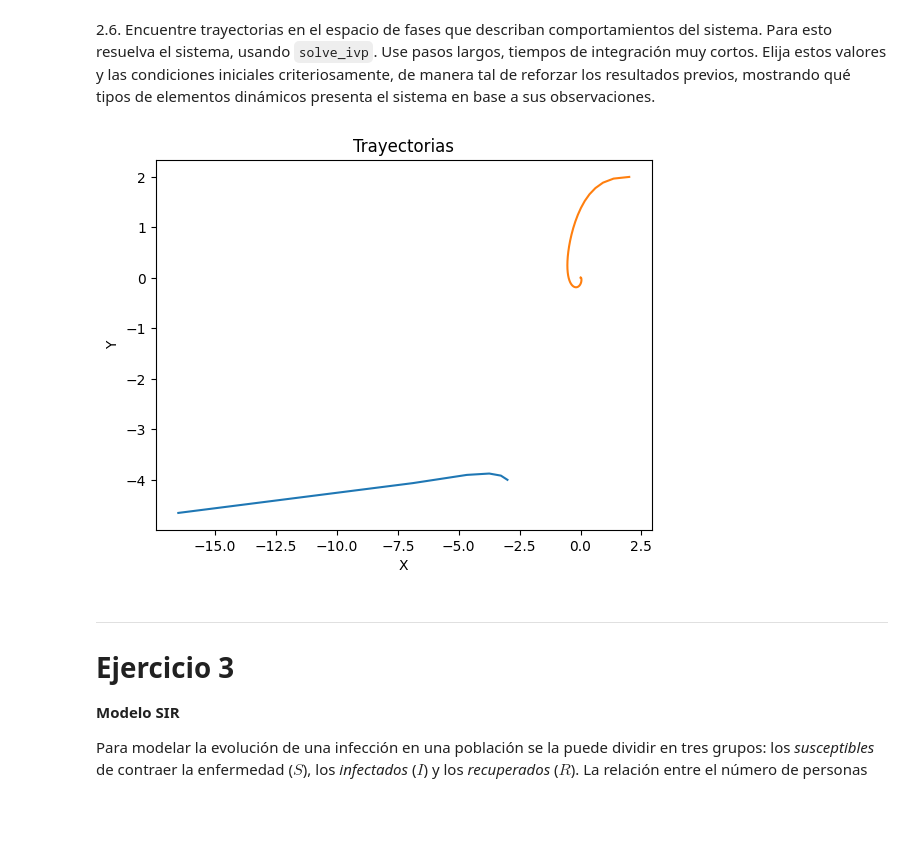
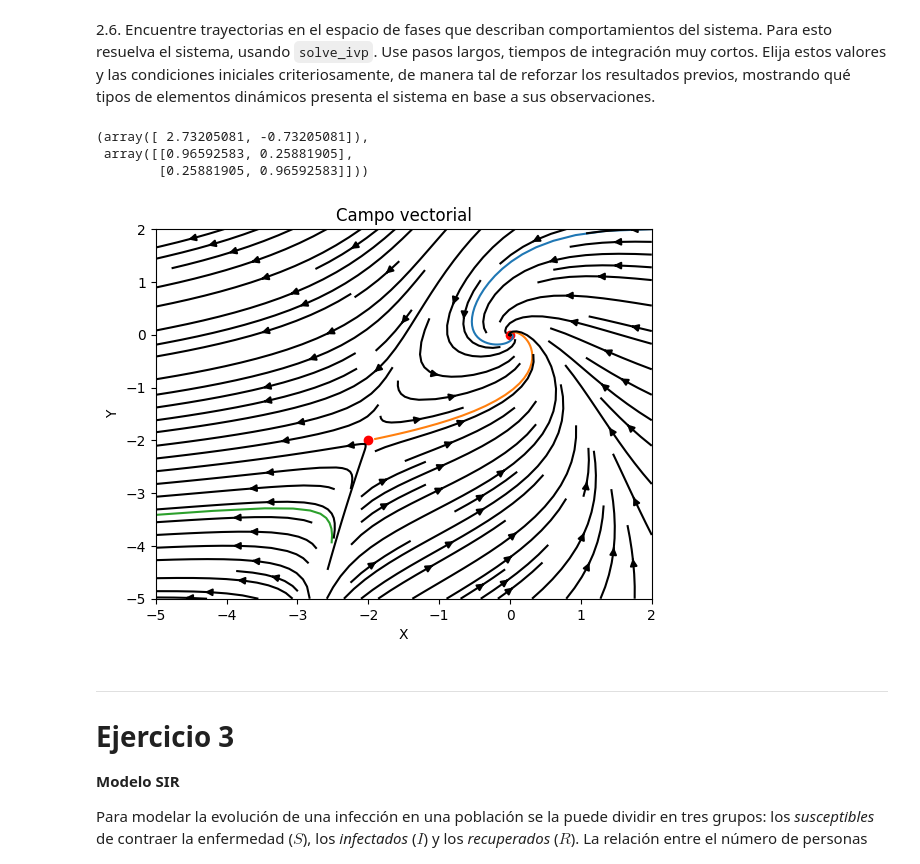
Before and after one commit to HBocaccio/NumLabIMC, a Jupyter notebook: TPs/TP1/TP1IMC2024.ipynb, the cells around one changed output. Cells and saved outputs as stored; diff of their text form; code cells hidden in the pictures; blank space fills up the shorter version.

```diff
--- a/TPs/TP1/TP1IMC2024.ipynb
+++ b/TPs/TP1/TP1IMC2024.ipynb
@@ -67,10 +73,10 @@ plt.tight_layout()
 # %%
 # 1.3
-ps = np.linspace(-5, 5, 3)
+ps = np.array([p2.round(2), -5, p1.round(2), 5])
 
-fig, axs = plt.subplots(1, 3, figsize=(12, 4))
-for i in range(3):
-    xs = np.linspace(-10, 10, 100)
+fig, axs = plt.subplots(1, 4, figsize=(12, 3))
+for i in range(len(ps)):
+    xs = np.linspace(-10, 10, 1000)
     ys1 = sigmoidea(ps[i], 10)(xs)
     ys2 = xs
 
@@ -89,4 +95,5 @@ plt.tight_layout()
 
 # En algun lugar en el medio la recta es tangente a la sigmoidea y hay exactamente 2 puntos fijos
 # TODO: averiguar cual es ese punto y poner un grafico ahi
+# https://materias.df.uba.ar/iamcedlfma2024c2/files/2012/07/clase_2_continuo_20241.pdf
 # %% [output]
@@ -167,10 +181,10 @@ def odeEuler(f, ci, h, t_max):
 # TODO: Me gustaria que el del medio no sea 0 si no el valor para el cual hay
 # 2 puntos fijos. Pero para eso tenemos que calcularlo.
 
-ps = [-5, 0, 5]
+ps = np.array([-5, p1, 5])
 h = 0.001
 t_max = 10
-cis = np.linspace(-5, 5, 20)
+cis = np.linspace(-5, 5, 50)
 
 fig, axs = plt.subplots(1, 3, figsize=(12, 4))
 
@@ -178,7 +192,7 @@ for i, p in enumerate(ps):
     for ci in cis:
         ts, xs = odeEuler(campovector(p, 10), ci, h, t_max)
         axs[i].plot(ts, xs)
-        axs[i].set_title(f"p = {p}")
+        axs[i].set_title(f"p = {p.round(2)}")
     axs[i].set_xlabel("t")
     axs[i].set_ylabel("x")
 
@@ -207,8 +246,8 @@ def campovector(t, z):
 # %% [markdown]
 2.2. Busque puntos fijos a partir del estudio gráfico de las nulclinas. Para el gráfico de las nulclinas use `plt.contour` para levels=[0].
 # %%
-x = np.linspace(-2, 2, 100)
-y = np.linspace(-2, 2, 100)
+x = np.linspace(-4, 4, 100)
+y = np.linspace(-4, 4, 100)
 xs, ys = np.meshgrid(x, y)
 dxs, dys = campovector(0, [xs, ys])
 # %%
@@ -291,27 +366,48 @@ plt.show()
 # %% [markdown]
 2.6. Encuentre trayectorias en el espacio de fases que describan comportamientos del sistema. Para esto resuelva el sistema, usando `solve_ivp`. Use pasos largos, tiempos de integración muy cortos. Elija estos valores y las condiciones iniciales criteriosamente, de manera tal de reforzar los resultados previos, mostrando qué tipos de elementos dinámicos presenta el sistema en base a sus observaciones.
+# %%
+np.linalg.eig(jacobiano(campovector_sin_t, -2, -2))
+# %% [output]
+(array([ 2.73205081, -0.73205081]),
+ array([[0.96592583, 0.25881905],
+        [0.25881905, 0.96592583]]))
 # %%
-# TODO: Lo voy a hacer para condiciones iniciales genericas y luego las elegimos bien
-z1= [-3, -4]
-z2= [2, 2]
 
-cis = [z1, z2]
+avecs = np.linalg.eig(jacobiano(campovector_sin_t, -2, -2))[1]
+
+z1= [2, 2]
+z2= [-2, -2] + 0.1*avecs[0]
+z3= [-2, -2] - 2*avecs[1]
+
+cis = [z1, z2, z3]
 dt = 0.1
 t_max = 10
 t = np.arange(0, t_max, dt)
 
 
 for ci in cis:
     sol = sp.integrate.solve_ivp(campovector, [t[0], t[-1]], ci, t_eval=t, method='RK45')
-    xs, ys = sol.y
-    plt.plot(xs, ys)
+    xs_sol, ys_sol = sol.y
+    plt.plot(xs_sol, ys_sol)
 
+
+x = np.linspace(-5, 2, 100)
+y = np.linspace(-5, 2, 100)
+xs, ys = np.meshgrid(x, y)
+dxs, dys = campovector(0, [xs, ys])
+
+plt.streamplot(xs, ys, dxs, dys, color="black")
+plt.scatter([0, -2], [0, -2], color="red")
 plt.xlabel("X")
 plt.ylabel("Y")
-plt.title("Trayectorias")
+plt.xlim(-5, 2)
+plt.ylim(-5, 2)
+plt.title("Campo vectorial")
 plt.show()
+
+# TODO: poner algun comentario o explicar con que criterio elegimos esos puntos
 # %% [output]
-[figure, old version]
+[figure, new version]
 # %% [markdown]
 ---
 # Ejercicio 3
```
Also changed, not shown: parts of 17 cells of this notebook.
